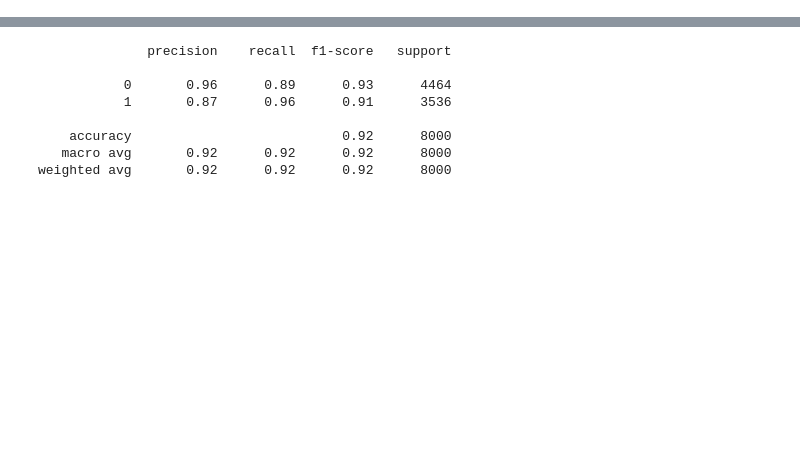
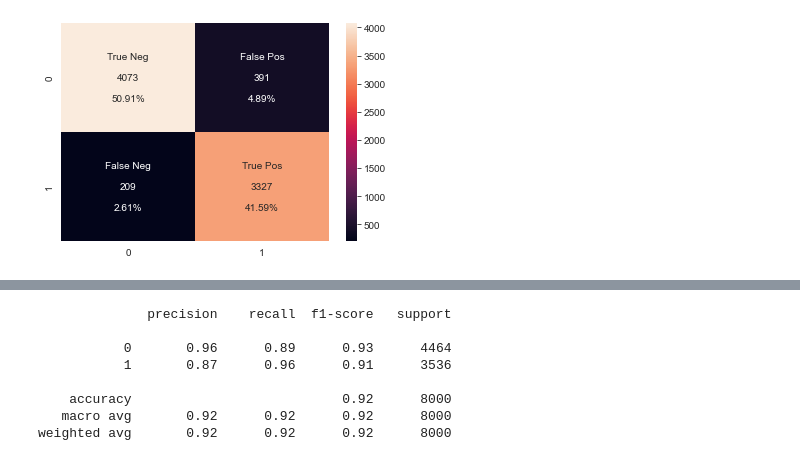
Before and after one commit to nataliyakholodna/paraphrase_det, a Jupyter notebook: evaluate.ipynb, the cells around one changed output, grey strips where cells are left out. Cells and saved outputs as stored; diff of their text form; code cells hidden in the pictures; blank space fills up the shorter version.

```diff
--- a/evaluate.ipynb
+++ b/evaluate.ipynb
@@ -232,0 +164,4 @@ sns.heatmap(abs(X_test.corr()), annot=True, xticklabels=feature_names, yticklabe
+# %%
+confusion(y_test, all_columns_model.y_predictions_test)
+# %% [output]
+[figure, added]
```
Also changed, not shown: parts of 65 cells of this notebook.
